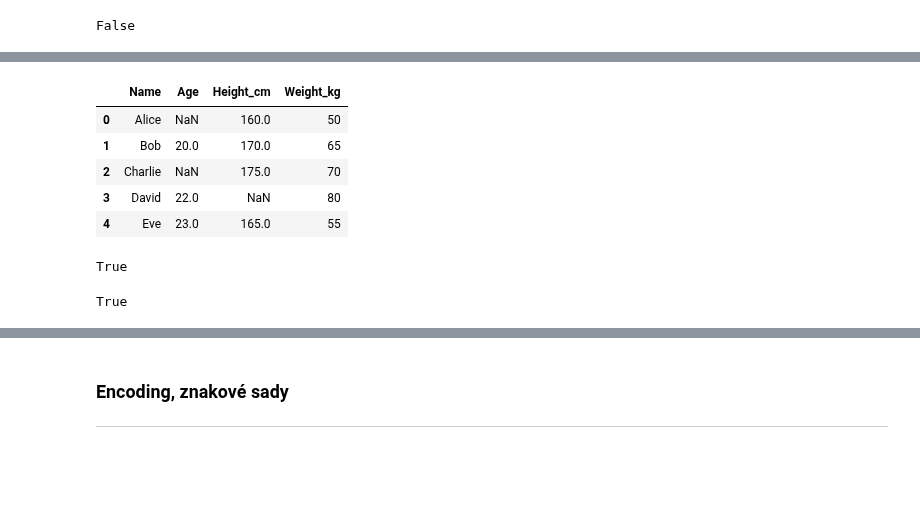
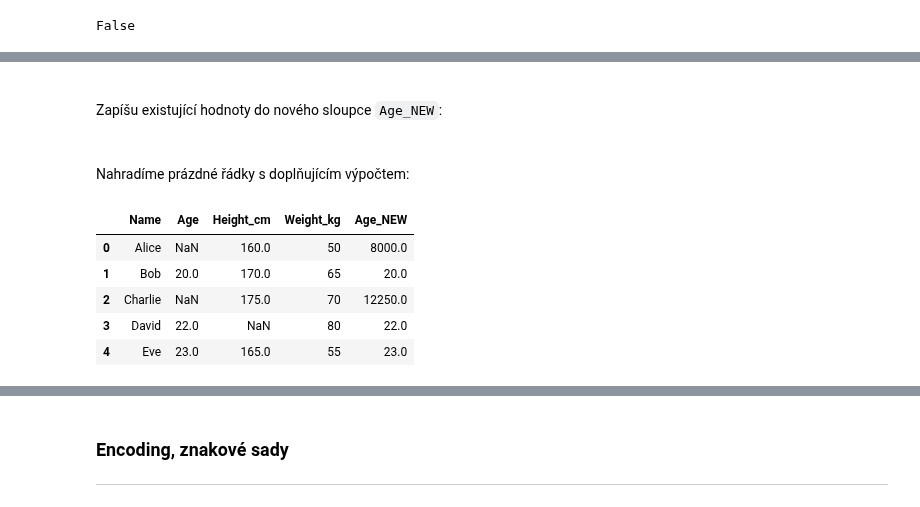
Before and after one commit to Bralor/python-data-2024, a Jupyter notebook: shared/notebooks/lesson05_eop.ipynb, the cells around one changed output, grey strips where cells are left out. Saved outputs shown, nothing was run; the diff lists cells and outputs as text; code cells hidden in the pictures; blank space fills up the shorter version.

```diff
--- a/shared/notebooks/lesson05_eop.ipynb
+++ b/shared/notebooks/lesson05_eop.ipynb
@@ -302,10 +309,3 @@ import numpy
 numpy.isnan(0)
 # %% [output]
 False
-# %%
-nova_data = dict()  # TODO: Doplnit na Discord
-
-for index, radek in uzivatele_df.iterrows():
-    if numpy.isnan(radek['Age']):
-        nova_data[index] = radek
-        uzivatele_df.iloc[index]['Age_NEW'] = radek['Height_cm'] * radek['Weight_kg']
@@ -325,20 +314,27 @@ See the caveats in the documentation: https://pandas.pydata.org/pandas-docs/stab
+# %%
+novi_uzivatele_df = uzivatele_df.copy()
+# %% [markdown]
+<br>
+
+Zapíšu existující hodnoty do nového sloupce `Age_NEW`:
+# %%
+novi_uzivatele_df['Age_NEW'] = novi_uzivatele_df['Age']
+# %% [markdown]
+<br>
+
+Nahradíme prázdné řádky s doplňujícím výpočtem:
+# %%
+chybejici = novi_uzivatele_df['Age'].isna()
+novi_uzivatele_df.loc[chybejici, 'Age_NEW'] = novi_uzivatele_df.loc[chybejici, 'Height_cm'] * novi_uzivatele_df.loc[chybejici, 'Weight_kg']
 # %%
-uzivatele_df.head()
+novi_uzivatele_df.head()
 # %% [output]
-|  | Name | Age | Height_cm | Weight_kg |
-| 0 | Alice | NaN | 160.0 | 50 |
-| 1 | Bob | 20.0 | 170.0 | 65 |
-| 2 | Charlie | NaN | 175.0 | 70 |
-| 3 | David | 22.0 | NaN | 80 |
-| 4 | Eve | 23.0 | 165.0 | 55 |
+|  | Name | Age | Height_cm | Weight_kg | Age_NEW |
+| 0 | Alice | NaN | 160.0 | 50 | 8000.0 |
+| 1 | Bob | 20.0 | 170.0 | 65 | 20.0 |
+| 2 | Charlie | NaN | 175.0 | 70 | 12250.0 |
+| 3 | David | 22.0 | NaN | 80 | 22.0 |
+| 4 | Eve | 23.0 | 165.0 | 55 | 23.0 |
-# %%
-print(bool(radek[1][1]))
-# %% [output]
-True
-# %%
-tuple(uzivatele_df.iterrows())[0][1]['Age']
-# %% [output]
-True
 # %% [markdown]
 <img src="https://imgs.search.brave.com/lUUqjUIBtDUFPXtoZsXuQckIeZDaKPxCsaKdK1kJuFw/rs:fit:500:0:0:0/g:ce/aHR0cHM6Ly90NC5m/dGNkbi5uZXQvanBn/LzA5LzM4LzAxLzE1/LzM2MF9GXzkzODAx/MTU4MF9leVZ5Um9z/Z20wakNsVzhMRm1l/R0dpeDNJQ0tXdmhV/WS5qcGc" width="160" style="margin-left:auto; margin-right:auto"/>
 # %% [markdown]
```
Also changed, not shown: parts of 35 cells of this notebook, 1 other file.
